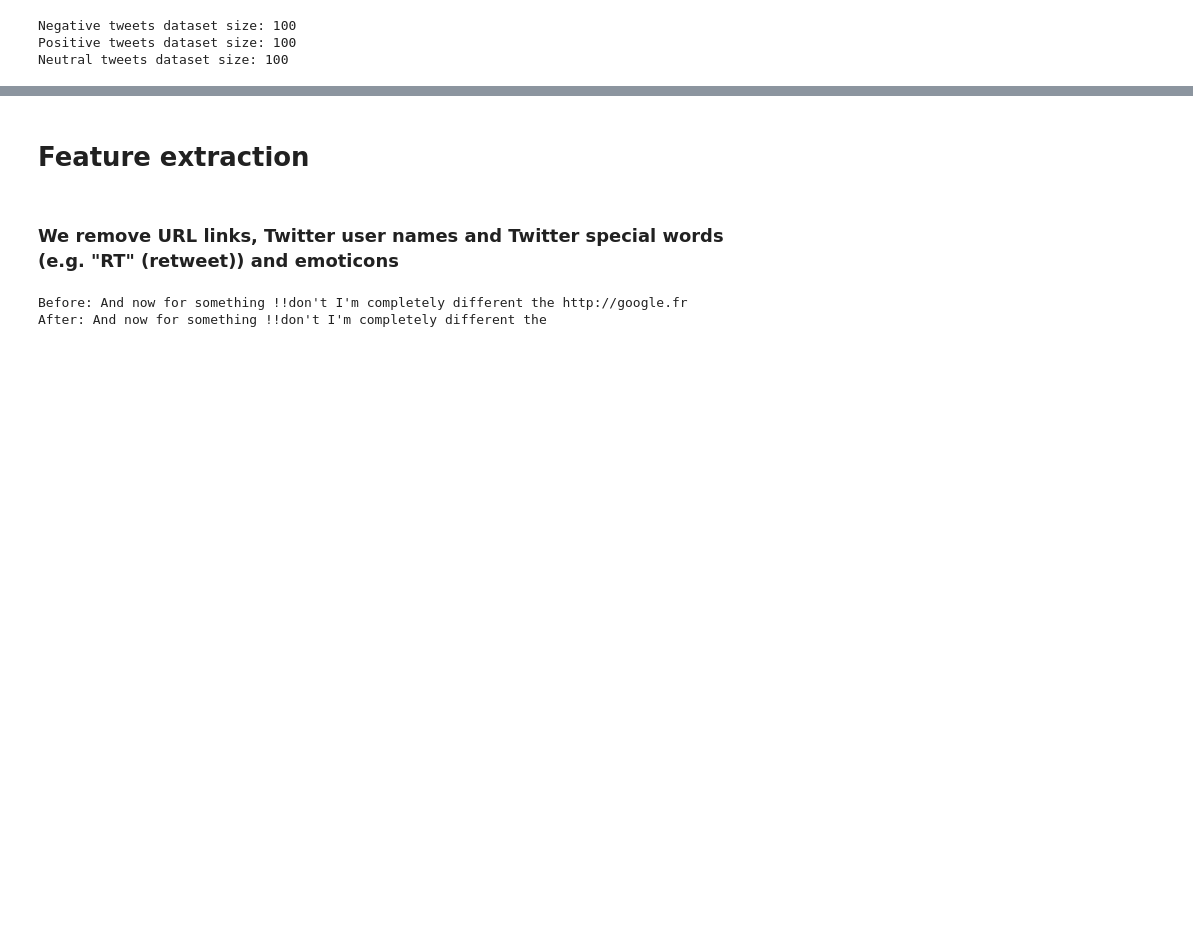
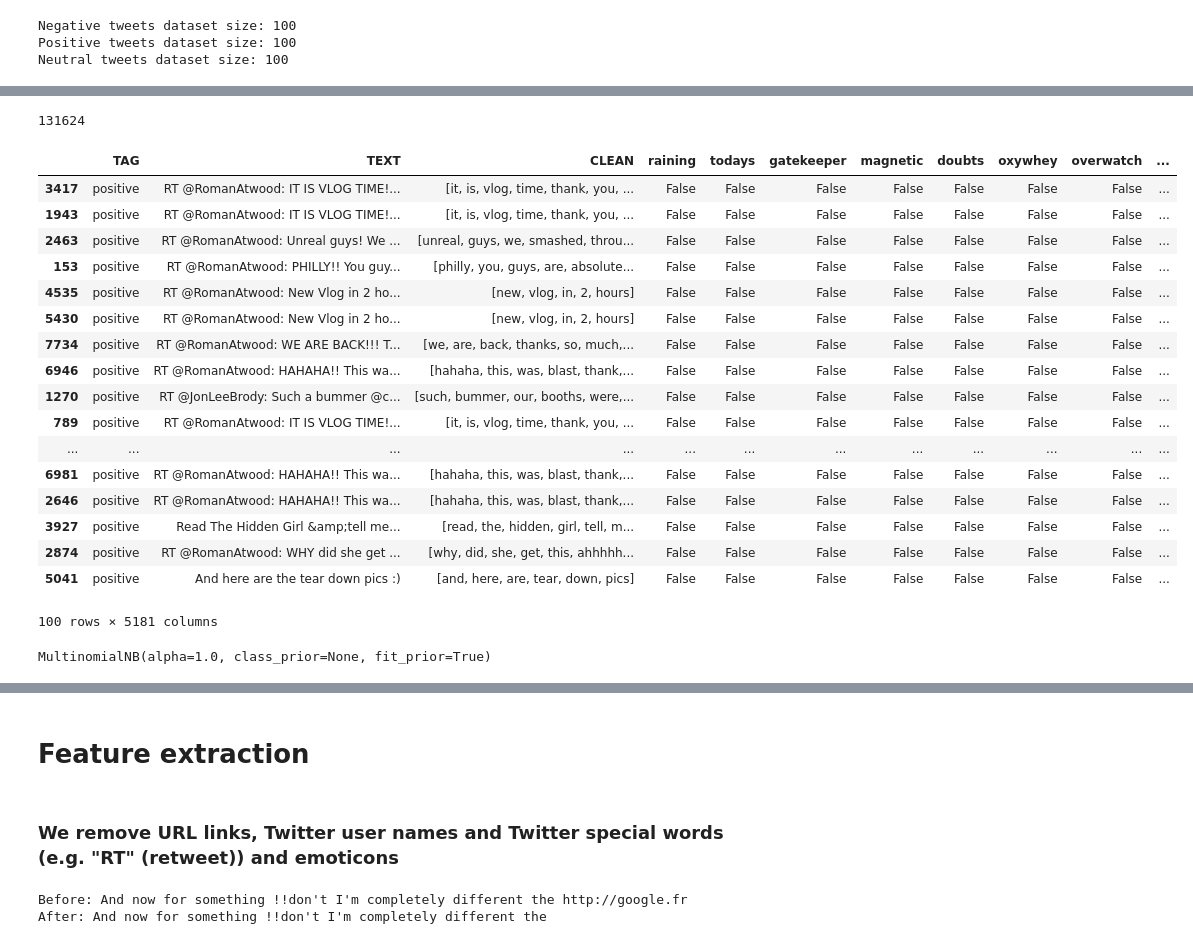
Before and after one commit to yfe404/what-people-think-of, a Jupyter notebook: classifier/notebooks/Sentiment-Analysis.ipynb, the cells around one changed output, grey strips where cells are left out. Saved outputs shown, nothing was run; the diff lists cells and outputs as text; code cells hidden in the pictures; blank space fills up the shorter version.

```diff
--- a/classifier/notebooks/Sentiment-Analysis.ipynb
+++ b/classifier/notebooks/Sentiment-Analysis.ipynb
@@ -152,0 +158,16 @@ Neutral tweets dataset size: 100
+# %%
+all_words = []
+for index, tweet in tweets.iterrows():
+    all_words.extend(tweet["CLEAN"])
+# %%
+len(all_words)
+# %% [output]
+131624
+# %%
+from nltk import FreqDist
+def get_word_features(wordlist):
+    wordlist = FreqDist(wordlist)
+    word_features = wordlist.keys()
+    return word_features
+# %%
+word_features = get_word_features(all_words)
@@ -152,0 +181,34 @@ Neutral tweets dataset size: 100
+# %%
+for word in word_features:
+    tweets[word] = tweets.CLEAN.apply(lambda x: word in x)
+# %%
+test_data = tweets.sample(100)
+# %% [output]
+|  | TAG | TEXT | CLEAN | raining | todays | gatekeeper | magnetic | doubts | oxywhey | overwatch | ... |
+| 3417 | positive | RT @RomanAtwood: IT IS VLOG TIME!... | [it, is, vlog, time, thank, you, ... | False | False | False | False | False | False | False | ... |
+| 1943 | positive | RT @RomanAtwood: IT IS VLOG TIME!... | [it, is, vlog, time, thank, you, ... | False | False | False | False | False | False | False | ... |
+| 2463 | positive | RT @RomanAtwood: Unreal guys! We ... | [unreal, guys, we, smashed, throu... | False | False | False | False | False | False | False | ... |
+| 153 | positive | RT @RomanAtwood: PHILLY!! You guy... | [philly, you, guys, are, absolute... | False | False | False | False | False | False | False | ... |
+| 4535 | positive | RT @RomanAtwood: New Vlog in 2 ho... | [new, vlog, in, 2, hours] | False | False | False | False | False | False | False | ... |
+| 5430 | positive | RT @RomanAtwood: New Vlog in 2 ho... | [new, vlog, in, 2, hours] | False | False | False | False | False | False | False | ... |
+| 7734 | positive | RT @RomanAtwood: WE ARE BACK!!! T... | [we, are, back, thanks, so, much,... | False | False | False | False | False | False | False | ... |
+| 6946 | positive | RT @RomanAtwood: HAHAHA!! This wa... | [hahaha, this, was, blast, thank,... | False | False | False | False | False | False | False | ... |
+| 1270 | positive | RT @JonLeeBrody: Such a bummer @c... | [such, bummer, our, booths, were,... | False | False | False | False | False | False | False | ... |
+| 789 | positive | RT @RomanAtwood: IT IS VLOG TIME!... | [it, is, vlog, time, thank, you, ... | False | False | False | False | False | False | False | ... |
+| ... | ... | ... | ... | ... | ... | ... | ... | ... | ... | ... | ... |
+| 6981 | positive | RT @RomanAtwood: HAHAHA!! This wa... | [hahaha, this, was, blast, thank,... | False | False | False | False | False | False | False | ... |
+| 2646 | positive | RT @RomanAtwood: HAHAHA!! This wa... | [hahaha, this, was, blast, thank,... | False | False | False | False | False | False | False | ... |
+| 3927 | positive | Read The Hidden Girl &amp;tell me... | [read, the, hidden, girl, tell, m... | False | False | False | False | False | False | False | ... |
+| 2874 | positive | RT @RomanAtwood: WHY did she get ... | [why, did, she, get, this, ahhhhh... | False | False | False | False | False | False | False | ... |
+| 5041 | positive | And here are the tear down pics :) | [and, here, are, tear, down, pics] | False | False | False | False | False | False | False | ... |
+100 rows × 5181 columns
+# %%
+import numpy as np
+X = tweets[word_features]
+y = tweets["TAG"]
+from sklearn.naive_bayes import MultinomialNB
+clf = MultinomialNB()
+clf.fit(X, y)
+MultinomialNB(alpha=1.0, class_prior=None, fit_prior=True)
+# %% [output]
+MultinomialNB(alpha=1.0, class_prior=None, fit_prior=True)
```
Also changed, not shown: parts of 12 cells of this notebook.
